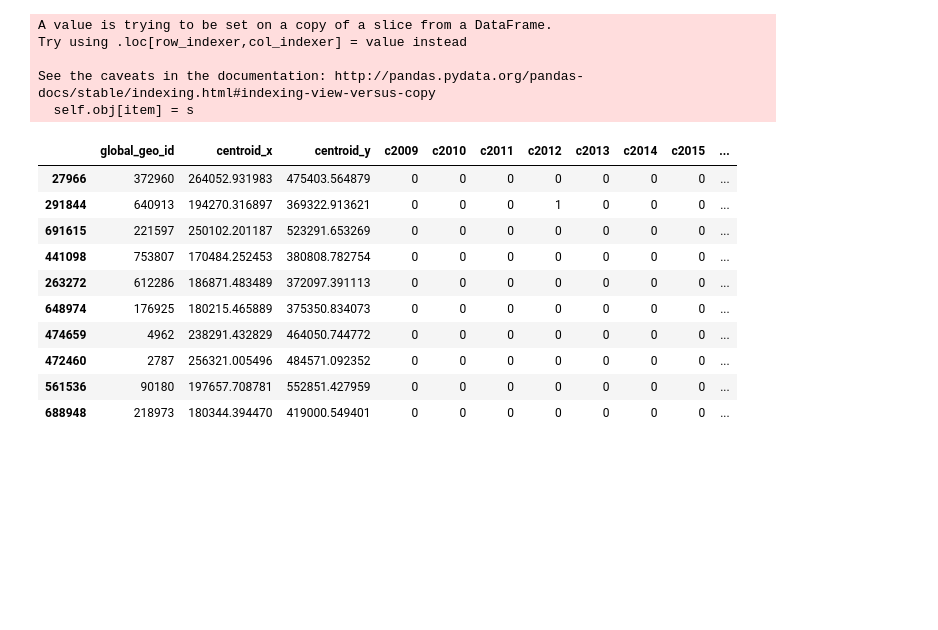
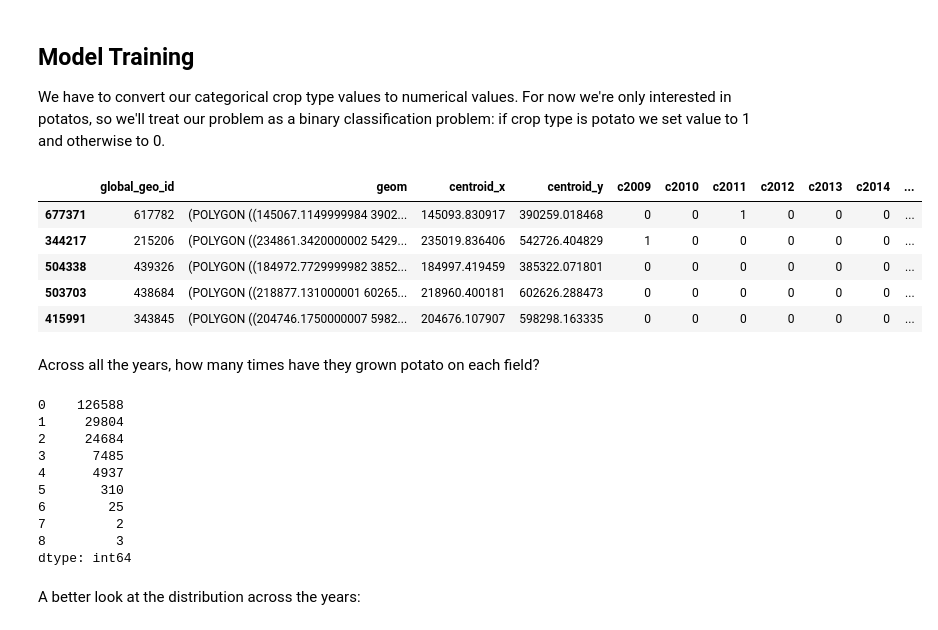
Before and after one commit to olix20/netherlands_crops_prediction, a Jupyter notebook: Predict Crops .ipynb, the cells around one changed output. Saved outputs shown, nothing was run; the diff lists cells and outputs as text; code cells hidden in the pictures; blank space fills up the shorter version.

```diff
--- a/Predict Crops .ipynb
+++ b/Predict Crops .ipynb
@@ -185,18 +218,16 @@ This is 27% of all parcels in 2009 and 47% of our no-null dataset.
 # %%
-#clean unused parcels
-# cleaned_df = df_noNA.copy()
-cleaned_df = df_noNA[~(df_noNA['c2009'].isin(useless_parcels) & \
-             df_noNA['c2010'].isin(useless_parcels) &\
-             df_noNA['c2011'].isin(useless_parcels) &\
-             df_noNA['c2012'].isin(useless_parcels) &\
-             df_noNA['c2013'].isin(useless_parcels) &\
-             df_noNA['c2014'].isin(useless_parcels) &\
-             df_noNA['c2015'].isin(useless_parcels) &\
-             df_noNA['c2016'].isin(useless_parcels)) ]
 
-# for i in range(2009,2017):
-#     cleaned_df = cleaned_df[~cleaned_df['c'+str(i)].isin(useless_parcels)]
+cleaned_df = refDf[~(refDf['c2009'].isin(useless_parcels) & \
+             refDf['c2010'].isin(useless_parcels) &\
+             refDf['c2011'].isin(useless_parcels) &\
+             refDf['c2012'].isin(useless_parcels) &\
+             refDf['c2013'].isin(useless_parcels) &\
+             refDf['c2014'].isin(useless_parcels) &\
+             refDf['c2015'].isin(useless_parcels) &\
+             refDf['c2016'].isin(useless_parcels)) ]
 
 
-len(cleaned_df)
+df_noNA = cleaned_df.dropna()
+df_noNA = df_noNA.sample(frac=1)
+print "Dataset size after removing Nils and unused parcels: ", len(df_noNA)
 # %% [output]
@@ -206,23 +267,33 @@ len(cleaned_df)
+# %% [markdown]
+## Model Training
+
+We have to convert our categorical crop type values to numerical values. For now we're only interested in potatos, so we'll treat our problem as a binary classification problem: if crop type is potato we set value to 1 and otherwise to 0.
 # %%
 # change categorical variables for model training
 # for now we're interested in potatos, so if crop type contains the word Aardappelen we'll set it to 1, otherwise to 0
-
-cleaned_df.loc[:,3:]= cleaned_df.ix[:,3:].applymap(lambda x: 1 if "aardappelen" in x.lower() else 0 )
-cleaned_df.head(10)
+ml_df = df_noNA.copy()
+ml_df.loc[:,"c2009":] = ml_df.ix[:,"c2009":].applymap(lambda x: 1 if "aardappelen" in x.lower() else 0 )
+ml_df.head(5)
 # %% [output]
-A value is trying to be set on a copy of a slice from a DataFrame.
-Try using .loc[row_indexer,col_indexer] = value instead
-
-See the caveats in the documentation: http://pandas.pydata.org/pandas-docs/stable/indexing.html#indexing-view-versus-copy
-  self.obj[item] = s
-|  | global_geo_id | centroid_x | centroid_y | c2009 | c2010 | c2011 | c2012 | c2013 | c2014 | c2015 | ... |
-| 27966 | 372960 | 264052.931983 | 475403.564879 | 0 | 0 | 0 | 0 | 0 | 0 | 0 | ... |
-| 291844 | 640913 | 194270.316897 | 369322.913621 | 0 | 0 | 0 | 1 | 0 | 0 | 0 | ... |
-| 691615 | 221597 | 250102.201187 | 523291.653269 | 0 | 0 | 0 | 0 | 0 | 0 | 0 | ... |
-| 441098 | 753807 | 170484.252453 | 380808.782754 | 0 | 0 | 0 | 0 | 0 | 0 | 0 | ... |
-| 263272 | 612286 | 186871.483489 | 372097.391113 | 0 | 0 | 0 | 0 | 0 | 0 | 0 | ... |
-| 648974 | 176925 | 180215.465889 | 375350.834073 | 0 | 0 | 0 | 0 | 0 | 0 | 0 | ... |
-| 474659 | 4962 | 238291.432829 | 464050.744772 | 0 | 0 | 0 | 0 | 0 | 0 | 0 | ... |
-| 472460 | 2787 | 256321.005496 | 484571.092352 | 0 | 0 | 0 | 0 | 0 | 0 | 0 | ... |
-| 561536 | 90180 | 197657.708781 | 552851.427959 | 0 | 0 | 0 | 0 | 0 | 0 | 0 | ... |
-| 688948 | 218973 | 180344.394470 | 419000.549401 | 0 | 0 | 0 | 0 | 0 | 0 | 0 | ... |
+|  | global_geo_id | geom | centroid_x | centroid_y | c2009 | c2010 | c2011 | c2012 | c2013 | c2014 | ... |
+| 677371 | 617782 | (POLYGON ((145067.1149999984 3902... | 145093.830917 | 390259.018468 | 0 | 0 | 1 | 0 | 0 | 0 | ... |
+| 344217 | 215206 | (POLYGON ((234861.3420000002 5429... | 235019.836406 | 542726.404829 | 1 | 0 | 0 | 0 | 0 | 0 | ... |
+| 504338 | 439326 | (POLYGON ((184972.7729999982 3852... | 184997.419459 | 385322.071801 | 0 | 0 | 0 | 0 | 0 | 0 | ... |
+| 503703 | 438684 | (POLYGON ((218877.131000001 60265... | 218960.400181 | 602626.288473 | 0 | 0 | 0 | 0 | 0 | 0 | ... |
+| 415991 | 343845 | (POLYGON ((204746.1750000007 5982... | 204676.107907 | 598298.163335 | 0 | 0 | 0 | 0 | 0 | 0 | ... |
+# %% [markdown]
+Across all the years, how many times have they grown potato on each field?
+# %%
+sr = ml_df.ix[:,"c2009":].sum(axis=1)
+print sr.groupby(sr).size()
+# %% [output]
+0    126588
+1     29804
+2     24684
+3      7485
+4      4937
+5       310
+6        25
+7         2
+8         3
+dtype: int64
@@ -228,0 +302,2 @@ See the caveats in the documentation: http://pandas.pydata.org/pandas-docs/stabl
+# %% [markdown]
+A better look at the distribution across the years:
```
Also changed, not shown: parts of 59 cells of this notebook.
